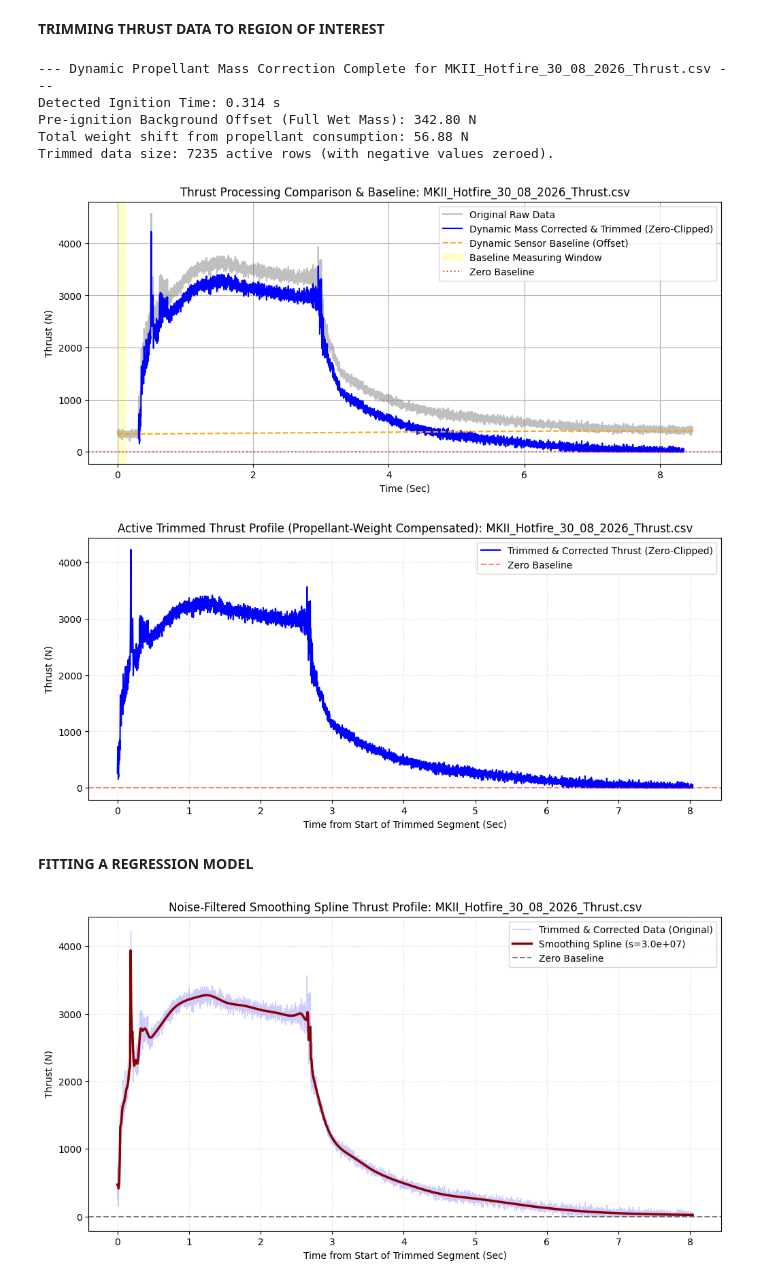
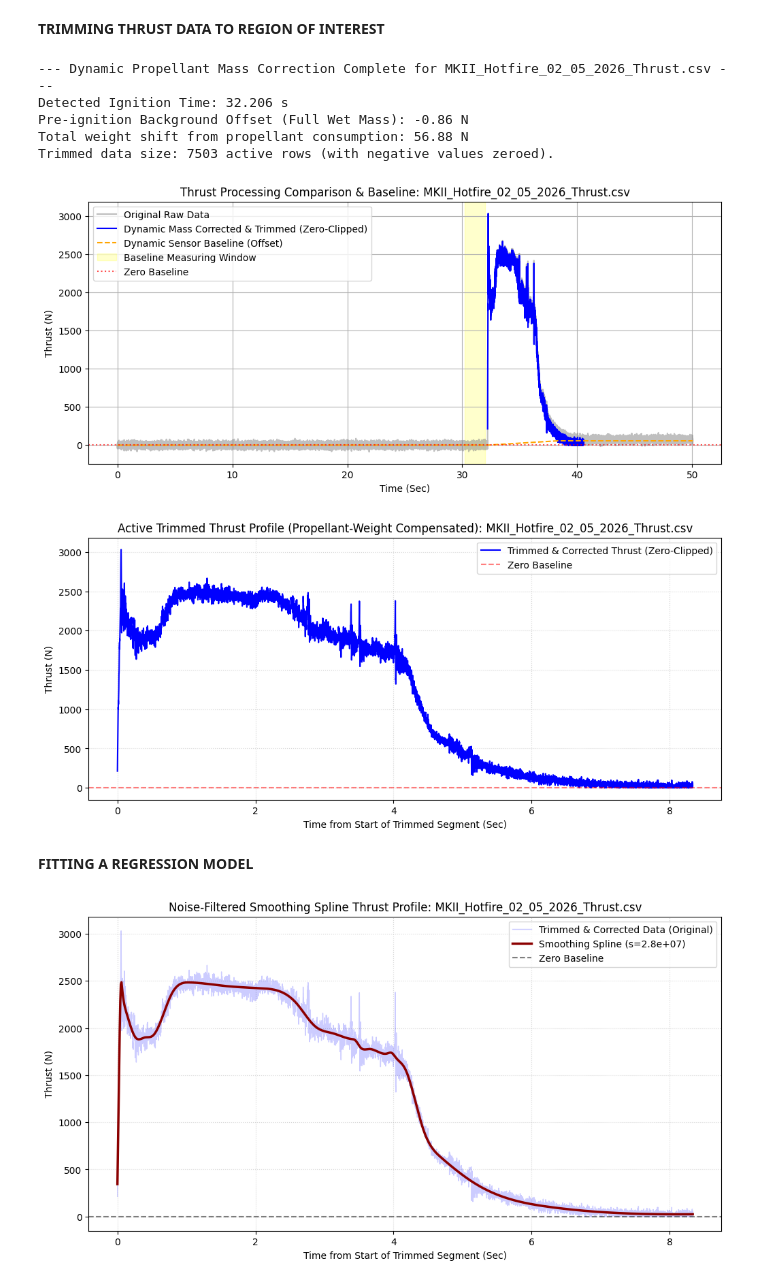
Before and after one commit to atur0021/MMA3001-Project, a Jupyter notebook: MMA3001-Project.ipynb, the cells around one changed output. Cells and saved outputs as stored; diff of their text form; code cells hidden in the pictures.

```diff
--- a/MMA3001-Project.ipynb
+++ b/MMA3001-Project.ipynb
@@ -3,9 +3,11 @@
 # %% [markdown]
 **INPUT PARAMETERS**
 # %%
-csv_name = 'MKII_Hotfire_30_08_2026_Thrust.csv' #file name of thrust data file to use
+csv_name = 'MKII_Hotfire_02_05_2026_Thrust.csv' #file name of thrust data file to use
 oxidiser_mass = 5.8 #kg
 rocket_dry_mass = 30 #kg
+rocket_diameter = 0.1524 #m
+rocket_Cd = 0.2 #dimensionless
 plot_meridian_flight_one = False #boolean
 # %% [markdown]
 **READING IN DATA FROM GITHUB**
@@ -180,13 +182,13 @@ if csv_name in dfs:
 else:
     print(f"Error: '{csv_name}' was not found in loaded datasets.")
 # %% [output]
---- Dynamic Propellant Mass Correction Complete for MKII_Hotfire_30_08_2026_Thrust.csv ---
-Detected Ignition Time: 0.314 s
-Pre-ignition Background Offset (Full Wet Mass): 342.80 N
+--- Dynamic Propellant Mass Correction Complete for MKII_Hotfire_02_05_2026_Thrust.csv ---
+Detected Ignition Time: 32.206 s
+Pre-ignition Background Offset (Full Wet Mass): -0.86 N
 Total weight shift from propellant consumption: 56.88 N
-Trimmed data size: 7235 active rows (with negative values zeroed).
+Trimmed data size: 7503 active rows (with negative values zeroed).
-[figure, old version]
+[figure, new version]
-[figure, old version]
+[figure, new version]
 # %% [markdown]
 **FITTING A REGRESSION MODEL**
 # %%
@@ -208,35 +210,35 @@ if 'active_df' in globals() and active_df is not None:
     # The 'smoothing_factor' (s) determines how close the spline stays to your noisy points.
     # - s = 0: Exact interpolation (passes through every point, like cubic spline).
     # - s = very large: A rigid, least-squares line fit.
     # We set a starting value that balances filtering noise with keeping physical peaks.
-    smoothing_factor = 3e7  # Increase this to get a smoother curve; decrease it to match data closer
+    smoothing_factor = 2.8e7  # Increase this to get a smoother curve; decrease it to match data closer
 
     # 3. Fit a Smoothing Spline (does NOT have to pass through every point)
     spline = UnivariateSpline(x_unique, y_unique, s=smoothing_factor)
 
     # 4. Generate points for plotting
     x_smooth = np.linspace(x_unique.min(), x_unique.max(), 1000)
     y_smooth = spline(x_smooth)
 
     # 5. Plot the original trimmed data alongside the Smoothing Spline profile
     plt.figure(figsize=(12, 6))
     plt.plot(x, y, label='Trimmed & Corrected Data (Original)', color='blue', alpha=0.2, linewidth=1)
     plt.plot(x_smooth, y_smooth, label=f'Smoothing Spline (s={smoothing_factor:.1e})', color='darkred', linewidth=2.5)
     plt.axhline(0, color='black', linestyle='--', alpha=0.5, label='Zero Baseline')
     plt.xlabel('Time from Start of Trimmed Segment (Sec)')
     plt.ylabel('Thrust (N)')
     plt.title(f'Noise-Filtered Smoothing Spline Thrust Profile: {csv_name}')
     plt.legend()
     plt.grid(True, which='both', linestyle=':', alpha=0.5)
     plt.show()
 
     # Store the smoothed values in the workspace
     smoothed_time = x_smooth
     smoothed_thrust = y_smooth
 else:
     print("Error: 'active_df' is not defined. Please make sure the previous trimming cell has run successfully.")
 # %% [output]
-[figure, old version]
+[figure, new version]
 # %%
 if 'spline' in globals() and 'x_unique' in globals() and 'y_unique' in globals():
     # Evaluate the spline at the original unique time points
```
Also changed, not shown: parts of 5 cells of this notebook.
